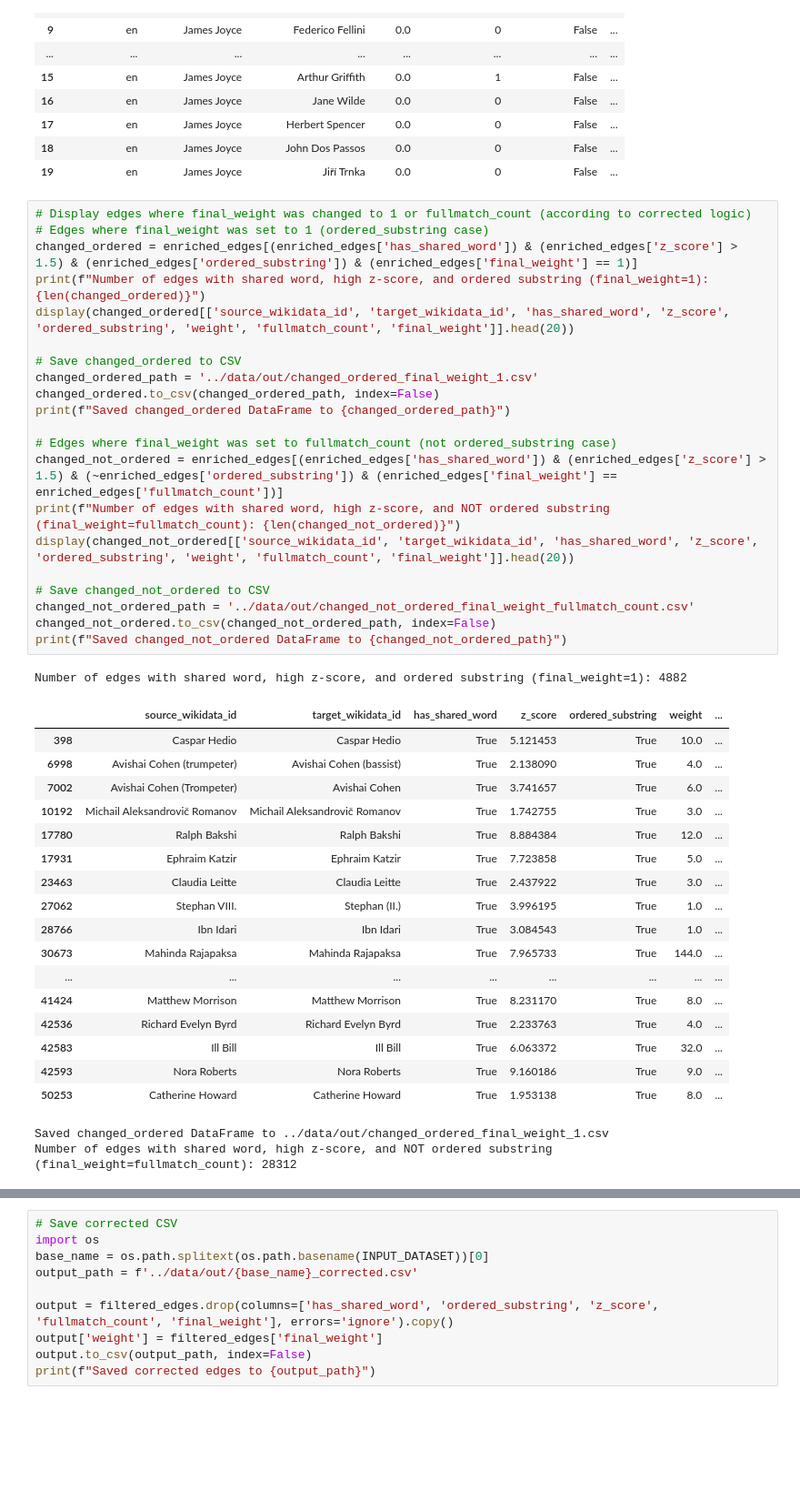
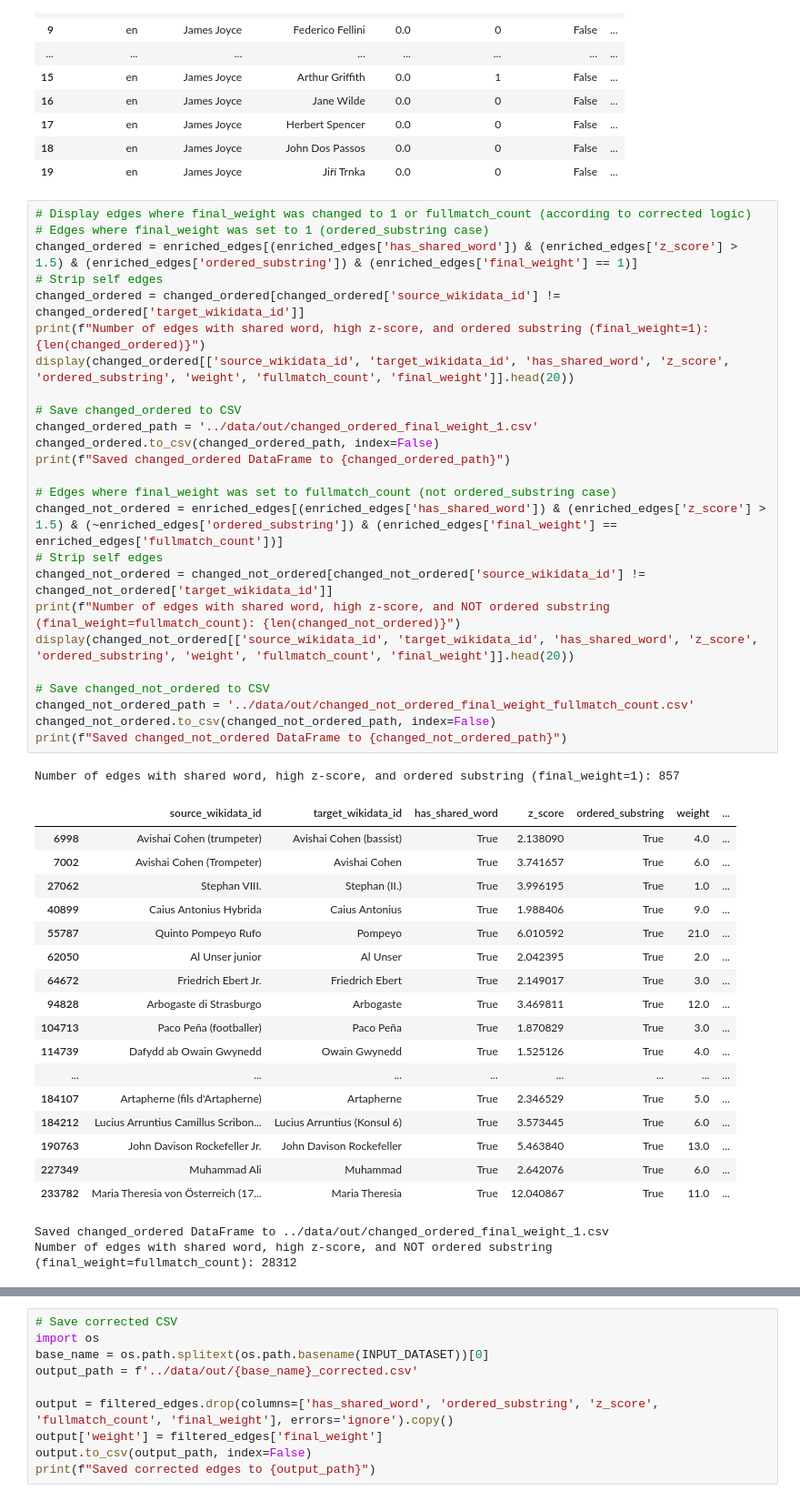
Before and after one commit to valesin/WikipediaBiasProject, a Jupyter notebook: notebooks/spurious_edges_demo_all_named.ipynb, the cells around one changed output, grey strips where cells are left out. Shown at 91% size. Cells and saved outputs as stored; diff of their text form; blank space fills up the shorter version.

```diff
--- a/notebooks/spurious_edges_demo_all_named.ipynb
+++ b/notebooks/spurious_edges_demo_all_named.ipynb
@@ -198,43 +198,47 @@ Sample with corrected final_weight column:
 # %%
 # Display edges where final_weight was changed to 1 or fullmatch_count (according to corrected logic)
 # Edges where final_weight was set to 1 (ordered_substring case)
 changed_ordered = enriched_edges[(enriched_edges['has_shared_word']) & (enriched_edges['z_score'] > 1.5) & (enriched_edges['ordered_substring']) & (enriched_edges['final_weight'] == 1)]
+# Strip self edges
+changed_ordered = changed_ordered[changed_ordered['source_wikidata_id'] != changed_ordered['target_wikidata_id']]
 print(f"Number of edges with shared word, high z-score, and ordered substring (final_weight=1): {len(changed_ordered)}")
 display(changed_ordered[['source_wikidata_id', 'target_wikidata_id', 'has_shared_word', 'z_score', 'ordered_substring', 'weight', 'fullmatch_count', 'final_weight']].head(20))
 
 # Save changed_ordered to CSV
 changed_ordered_path = '../data/out/changed_ordered_final_weight_1.csv'
 changed_ordered.to_csv(changed_ordered_path, index=False)
 print(f"Saved changed_ordered DataFrame to {changed_ordered_path}")
 
 # Edges where final_weight was set to fullmatch_count (not ordered_substring case)
 changed_not_ordered = enriched_edges[(enriched_edges['has_shared_word']) & (enriched_edges['z_score'] > 1.5) & (~enriched_edges['ordered_substring']) & (enriched_edges['final_weight'] == enriched_edges['fullmatch_count'])]
+# Strip self edges
+changed_not_ordered = changed_not_ordered[changed_not_ordered['source_wikidata_id'] != changed_not_ordered['target_wikidata_id']]
 print(f"Number of edges with shared word, high z-score, and NOT ordered substring (final_weight=fullmatch_count): {len(changed_not_ordered)}")
 display(changed_not_ordered[['source_wikidata_id', 'target_wikidata_id', 'has_shared_word', 'z_score', 'ordered_substring', 'weight', 'fullmatch_count', 'final_weight']].head(20))
 
 # Save changed_not_ordered to CSV
 changed_not_ordered_path = '../data/out/changed_not_ordered_final_weight_fullmatch_count.csv'
 changed_not_ordered.to_csv(changed_not_ordered_path, index=False)
 print(f"Saved changed_not_ordered DataFrame to {changed_not_ordered_path}")
 # %% [output]
-Number of edges with shared word, high z-score, and ordered substring (final_weight=1): 4882
+Number of edges with shared word, high z-score, and ordered substring (final_weight=1): 857
 |  | source_wikidata_id | target_wikidata_id | has_shared_word | z_score | ordered_substring | weight | ... |
-| 398 | Caspar Hedio | Caspar Hedio | True | 5.121453 | True | 10.0 | ... |
 | 6998 | Avishai Cohen (trumpeter) | Avishai Cohen (bassist) | True | 2.138090 | True | 4.0 | ... |
 | 7002 | Avishai Cohen (Trompeter) | Avishai Cohen | True | 3.741657 | True | 6.0 | ... |
-| 10192 | Michail Aleksandrovič Romanov | Michail Aleksandrovič Romanov | True | 1.742755 | True | 3.0 | ... |
-| 17780 | Ralph Bakshi | Ralph Bakshi | True | 8.884384 | True | 12.0 | ... |
-| 17931 | Ephraim Katzir | Ephraim Katzir | True | 7.723858 | True | 5.0 | ... |
-| 23463 | Claudia Leitte | Claudia Leitte | True | 2.437922 | True | 3.0 | ... |
 | 27062 | Stephan VIII. | Stephan (II.) | True | 3.996195 | True | 1.0 | ... |
-| 28766 | Ibn Idari | Ibn Idari | True | 3.084543 | True | 1.0 | ... |
-| 30673 | Mahinda Rajapaksa | Mahinda Rajapaksa | True | 7.965733 | True | 144.0 | ... |
+| 40899 | Caius Antonius Hybrida | Caius Antonius | True | 1.988406 | True | 9.0 | ... |
+| 55787 | Quinto Pompeyo Rufo | Pompeyo | True | 6.010592 | True | 21.0 | ... |
+| 62050 | Al Unser junior | Al Unser | True | 2.042395 | True | 2.0 | ... |
+| 64672 | Friedrich Ebert Jr. | Friedrich Ebert | True | 2.149017 | True | 3.0 | ... |
+| 94828 | Arbogaste di Strasburgo | Arbogaste | True | 3.469811 | True | 12.0 | ... |
+| 104713 | Paco Peña (footballer) | Paco Peña | True | 1.870829 | True | 3.0 | ... |
+| 114739 | Dafydd ab Owain Gwynedd | Owain Gwynedd | True | 1.525126 | True | 4.0 | ... |
 | ... | ... | ... | ... | ... | ... | ... | ... |
-| 41424 | Matthew Morrison | Matthew Morrison | True | 8.231170 | True | 8.0 | ... |
-| 42536 | Richard Evelyn Byrd | Richard Evelyn Byrd | True | 2.233763 | True | 4.0 | ... |
-| 42583 | Ill Bill | Ill Bill | True | 6.063372 | True | 32.0 | ... |
-| 42593 | Nora Roberts | Nora Roberts | True | 9.160186 | True | 9.0 | ... |
-| 50253 | Catherine Howard | Catherine Howard | True | 1.953138 | True | 8.0 | ... |
+| 184107 | Artapherne (fils d'Artapherne) | Artapherne | True | 2.346529 | True | 5.0 | ... |
+| 184212 | Lucius Arruntius Camillus Scribon... | Lucius Arruntius (Konsul 6) | True | 3.573445 | True | 6.0 | ... |
+| 190763 | John Davison Rockefeller Jr. | John Davison Rockefeller | True | 5.463840 | True | 13.0 | ... |
+| 227349 | Muhammad Ali | Muhammad | True | 2.642076 | True | 6.0 | ... |
+| 233782 | Maria Theresia von Österreich (17... | Maria Theresia | True | 12.040867 | True | 11.0 | ... |
 Saved changed_ordered DataFrame to ../data/out/changed_ordered_final_weight_1.csv
 Number of edges with shared word, high z-score, and NOT ordered substring (final_weight=fullmatch_count): 28312
 |  | source_wikidata_id | target_wikidata_id | has_shared_word | z_score | ordered_substring | weight | ... |
```
Also changed, not shown: parts of 1 cell of this notebook, 2 other files.
